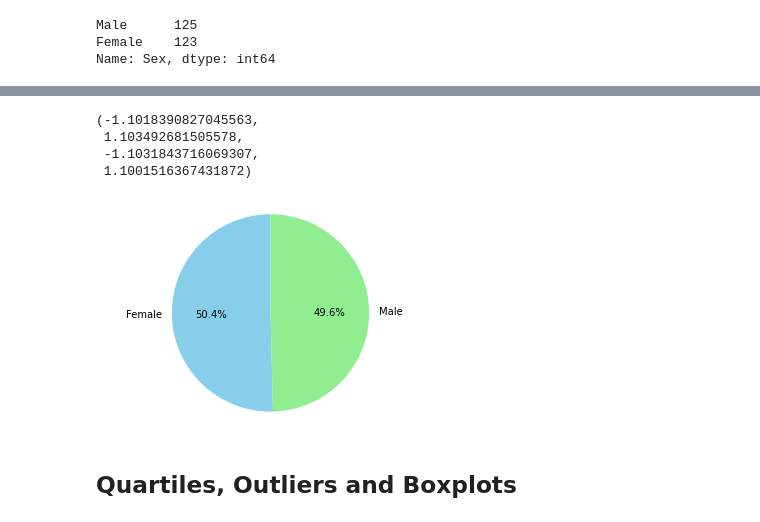
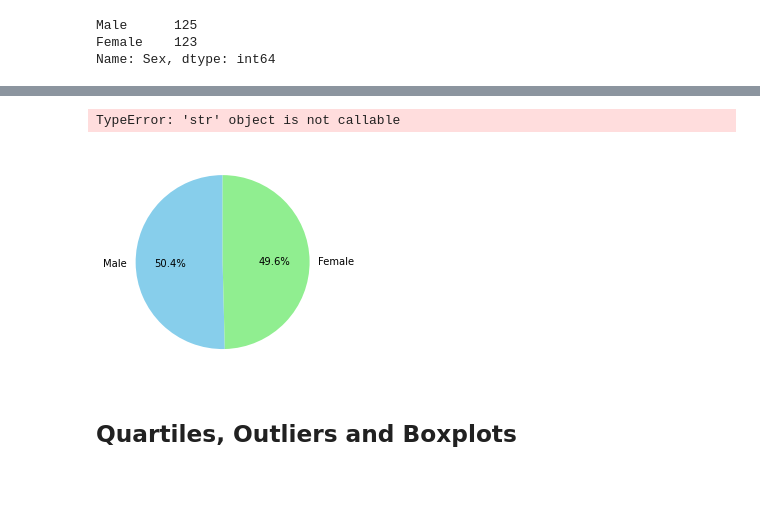
Before and after one commit to HilaryKoerner/PyMaceutical_Matplotlib_Analysis, a Jupyter notebook: Pymaceuticals-Copy4.ipynb, the cells around one changed output, grey strips where cells are left out. Drawn from its saved outputs; the diff is of its cells as text; code cells hidden in the pictures; blank space fills up the shorter version.

```diff
--- a/Pymaceuticals-Copy4.ipynb
+++ b/Pymaceuticals-Copy4.ipynb
@@ -275,17 +282,15 @@ Name: Sex, dtype: int64
 # %%
 # #Pyplot Pie Chart: Female vs. Male
-sex = ["Female", "Male"]
+sex = ["Male", "Female"]
 count = sex_count
 colors = ["skyblue", "lightgreen"]
 
 plt.pie(count, labels=sex, colors = colors, autopct="%1.1f%%", startangle=90)
+plt.title("Distribution of Male vs. Female")
 plt.axis("equal")
 # %% [output]
-(-1.1018390827045563,
- 1.103492681505578,
- -1.1031843716069307,
- 1.1001516367431872)
+TypeError: 'str' object is not callable
-[figure, old version]
+[figure, new version]
 # %% [markdown]
 ## Quartiles, Outliers and Boxplots
 # %%
```
Also changed, not shown: parts of 3 cells of this notebook.
